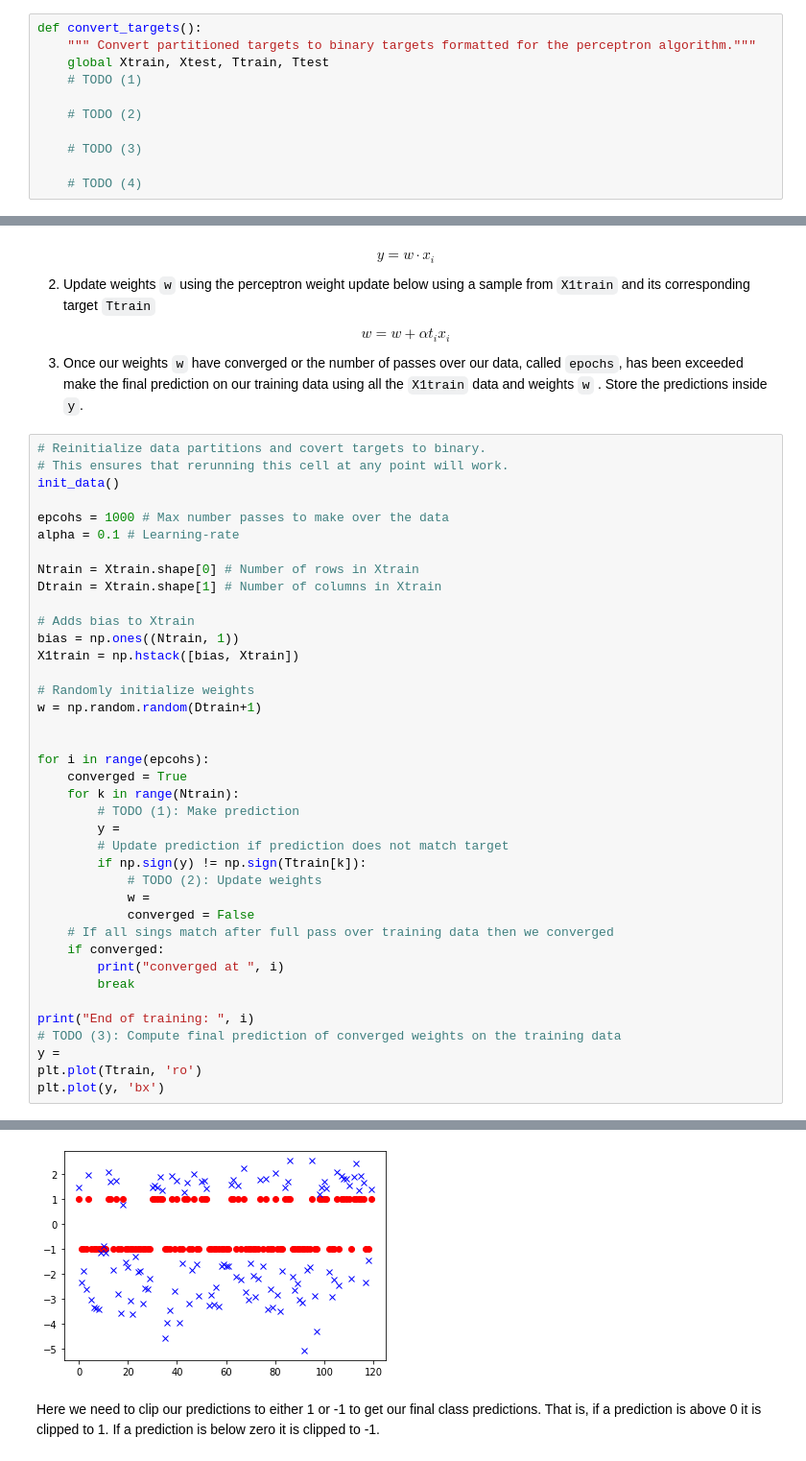
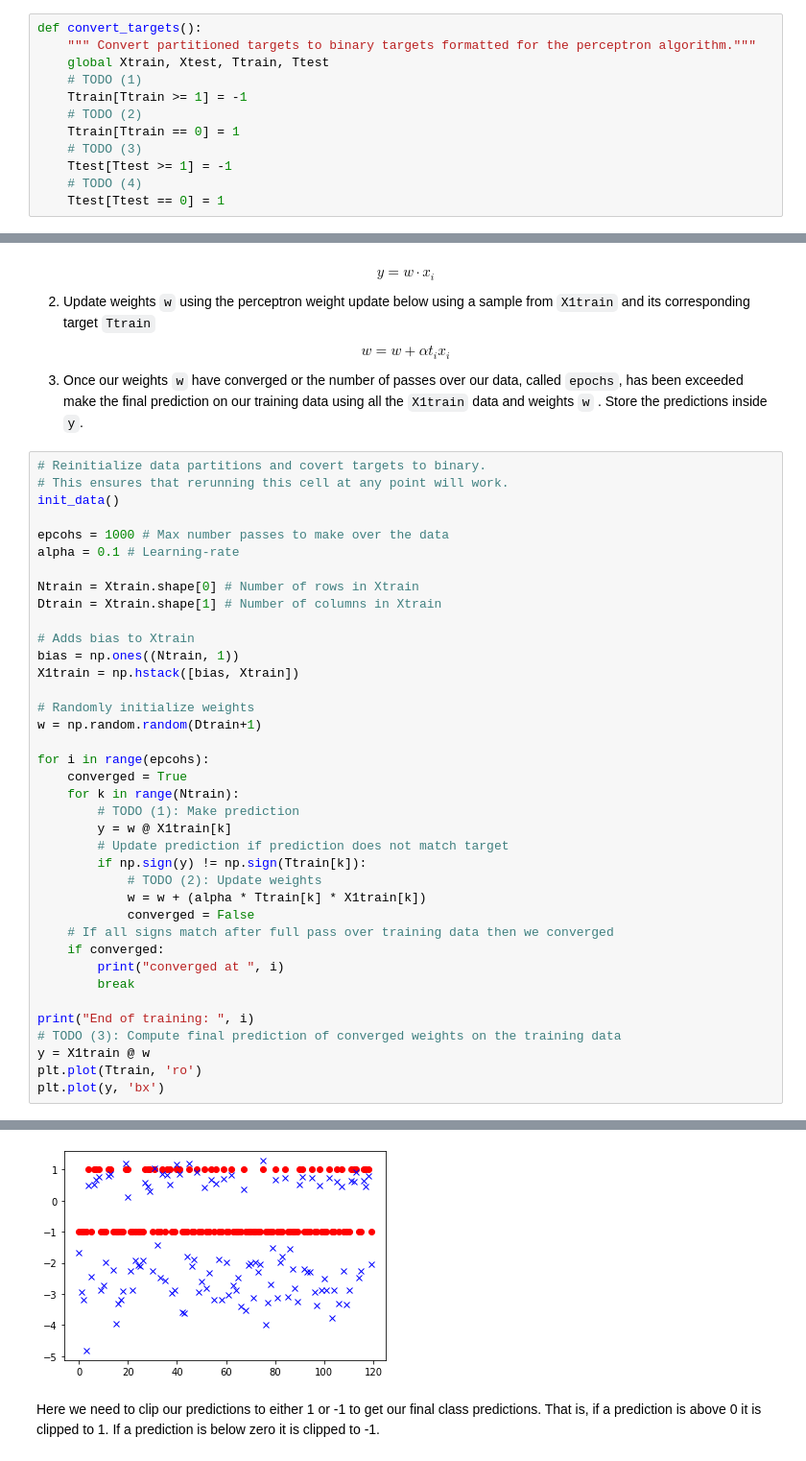
Before and after one commit to nicholasosaka/4156-machine-learning, a Jupyter notebook: 06-linear-classification/lab/3-LinearClassification.ipynb, the cells around one changed output, grey strips where cells are left out. Shown: that part at 96% size. Saved outputs shown, nothing was run; the diff lists cells and outputs as text.

```diff
--- a/06-linear-classification/lab/3-LinearClassification.ipynb
+++ b/06-linear-classification/lab/3-LinearClassification.ipynb
@@ -451,12 +451,13 @@ def convert_targets():
     """ Convert partitioned targets to binary targets formatted for the perceptron algorithm."""
     global Xtrain, Xtest, Ttrain, Ttest
     # TODO (1)
-
+    Ttrain[Ttrain >= 1] = -1
     # TODO (2)
-
+    Ttrain[Ttrain == 0] = 1
     # TODO (3)
-
+    Ttest[Ttest >= 1] = -1
     # TODO (4)
+    Ttest[Ttest == 0] = 1
 # %% [markdown]
 Run the below code cell to test if the `convert_targets()` function works! You should see two unique targets `[-1, 1]` for both the training and testing sets!
 # %%
@@ -508,39 +509,38 @@ alpha = 0.1 # Learning-rate
 Ntrain = Xtrain.shape[0] # Number of rows in Xtrain
 Dtrain = Xtrain.shape[1] # Number of columns in Xtrain
 
 # Adds bias to Xtrain
 bias = np.ones((Ntrain, 1))
 X1train = np.hstack([bias, Xtrain])
 
 # Randomly initialize weights
 w = np.random.random(Dtrain+1)
 
-
 for i in range(epcohs):
     converged = True
     for k in range(Ntrain):
         # TODO (1): Make prediction
-        y =
+        y = w @ X1train[k]
         # Update prediction if prediction does not match target
         if np.sign(y) != np.sign(Ttrain[k]):
             # TODO (2): Update weights
-            w =
+            w = w + (alpha * Ttrain[k] * X1train[k])
             converged = False
-    # If all sings match after full pass over training data then we converged
+    # If all signs match after full pass over training data then we converged
     if converged:
         print("converged at ", i)
         break
 
 print("End of training: ", i)
 # TODO (3): Compute final prediction of converged weights on the training data
-y =
+y = X1train @ w
 plt.plot(Ttrain, 'ro')
 plt.plot(y, 'bx')
 # %% [output]
 converged at  1
 End of training:  1
 [<matplotlib.lines.Line2D at 0x...>]
-[figure, old version]
+[figure, new version]
 # %% [markdown]
 Here we need to clip our predictions to either 1 or -1 to get our final class predictions. That is, if a prediction is above 0 it is clipped to 1. If a prediction is below zero it is clipped to -1.
 # %%
```
Also changed, not shown: parts of 10 cells of this notebook.
